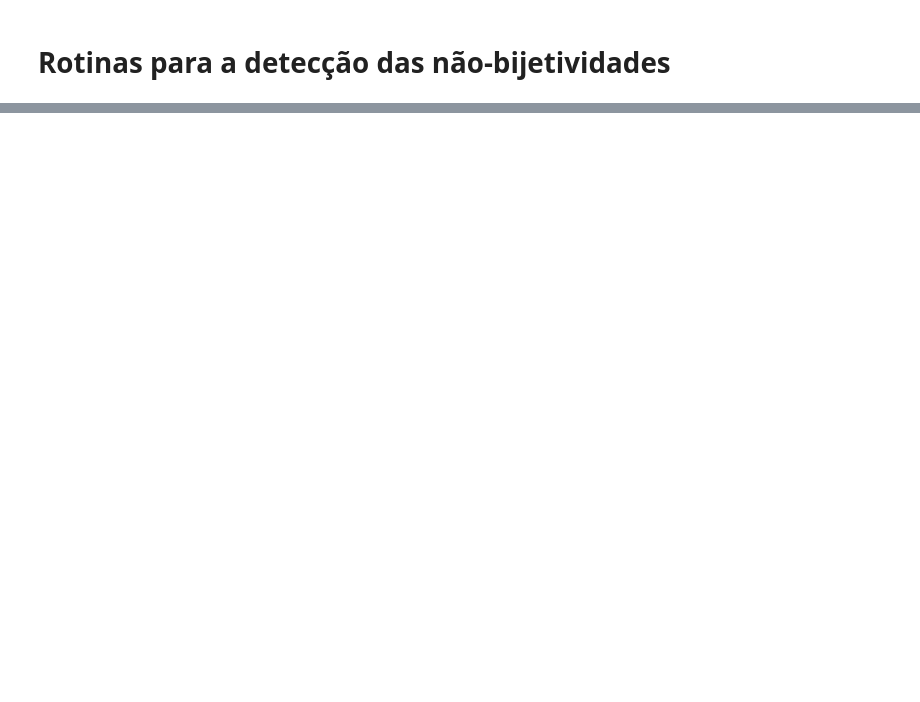
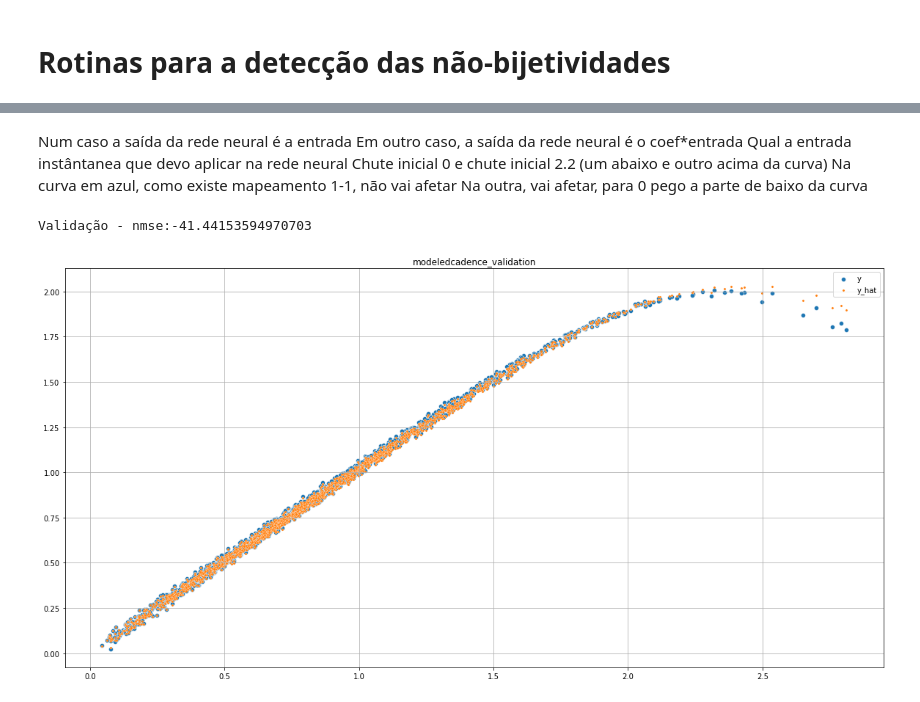
Before and after one commit to CaioMizerkowski/TCC, a Jupyter notebook: nb/parteB.ipynb, the cells around one changed output, grey strips where cells are left out. Drawn from its saved outputs; the diff is of its cells as text; code cells hidden in the pictures; blank space fills up the shorter version.

```diff
--- a/nb/parteB.ipynb
+++ b/nb/parteB.ipynb
@@ -270,0 +343,31 @@ Shape:10 M:3 HL:16 nmse:-35.29541492462158 time:27.695936679840088
+# %% [markdown]
+Num caso a saída da rede neural é a entrada
+Em outro caso, a saída da rede neural é o coef*entrada
+Qual a entrada instântanea que devo aplicar na rede neural
+Chute inicial 0 e chute inicial 2.2 (um abaixo e outro acima da curva)
+Na curva em azul, como existe mapeamento 1-1, não vai afetar
+Na outra, vai afetar, para 0 pego a parte de baixo da curva
+# %%
+p = Path('../data/modeledcadence_validation.csv')
+data = load_csv2numpy(p)
+
+x = data[:, 0] + 1j*data[:, 1]
+x = normalize_data(x)
+x_abs = np.abs(x)
+
+y = data[:, 2] + 1j*data[:, 3]
+y = normalize_data(y)
+y_abs = np.abs(y)
+
+nmse, y_hat = validation(model, x, y, M)
+
+plt.figure(figsize=(20,10))
+sns.scatterplot(x=x_abs, y=y_abs, label='y')
+sns.scatterplot(x=x_abs[M:-1], y=np.abs(y_hat), label='y_hat', s=10)
+plt.grid()
+plt.title(p.stem)
+plt.show()
+plt.close()
+# %% [output]
+Validação - nmse:-41.44153594970703
+[figure, added]
```
Also changed, not shown: parts of 17 cells of this notebook, 12 other files.
